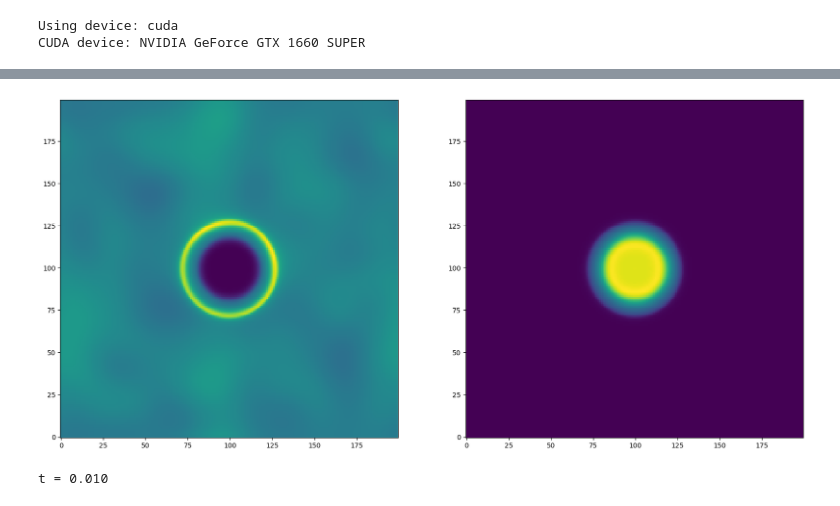
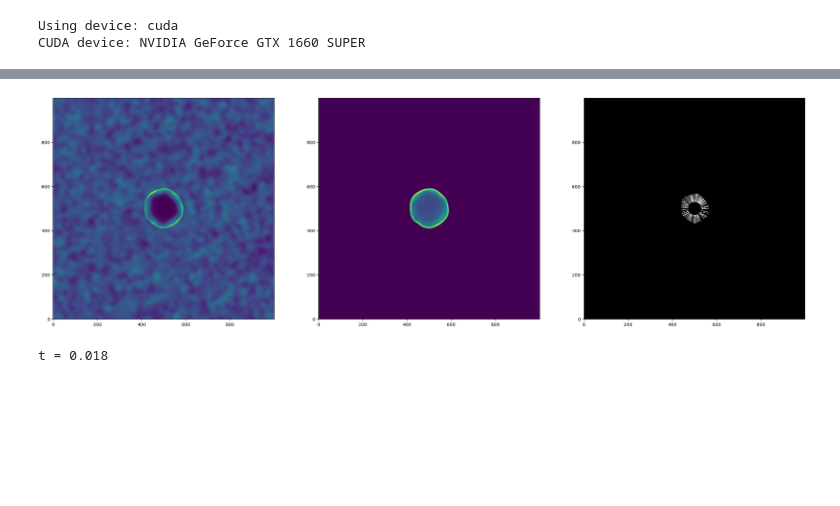
Before and after one commit to teo646/CFD, a Jupyter notebook: simulation/2d.ipynb, the cells around one changed output, grey strips where cells are left out. Saved outputs shown, nothing was run; the diff lists cells and outputs as text; code cells hidden in the pictures; blank space fills up the shorter version.

Commit message:
visualizer for lines on volume amde

```diff
--- a/simulation/2d.ipynb
+++ b/simulation/2d.ipynb
@@ -26,7 +31,7 @@ u0 = (p0 / rho0)**0.5
 
 #Constant parameters
 #z, y, x
-RESOLUTION = 1, 200, 200
+RESOLUTION = 1, 1000, 1000
 
 X_DOMAIN = [0, 1] # 1 m
 Y_DOMAIN = [0, 1] # 1 m
@@ -52,5 +57,5 @@ p_inner = p_inner_phy / p0
 rho_outer = rho_outer_phy / rho0
 p_outer = p_outer_phy / p0
 
-sigma = 0.05
+sigma = 0.01
 # %%
@@ -100,39 +95,37 @@ plt.show()
 # %%
-rho = CELL[0, :, :, 0].detach().cpu().numpy()
-p = CELL[0, :, :, 4].detach().cpu().numpy()
+fig, ax = plt.subplots(1, sim.get_images_num(), figsize=(30, 10))
 
-fig, ax = plt.subplots(1, 2, figsize=(20, 10))
+images = sim.get_images()
 
-im1 = ax[0].imshow(rho, origin='lower', cmap='viridis')
-im2 = ax[1].imshow(p, origin='lower', cmap='viridis')
+canvas = []
+for i in range(sim.get_images_num()):
+    tmp = ax[i].imshow(images[i], origin='lower', cmap='viridis')
+    canvas.append(tmp)
 
 plt.show()
 
 t = T_DOMAIN[0]
 counter = 0
 
 while t < T_DOMAIN[1]:
     counter += 1
-    CELL, dt = sim.update(CELL)
+    dt = sim.update()
     t += dt
 
     #update the center rho, p to maintain the explosion
     #CELL[..., 0] = torch.max(CELL[..., 0], source[..., 0])
-    CELL[..., 4] = torch.max(CELL[..., 4], source[..., 4])
-
-    rho = CELL[0, :, :, 0].detach().cpu().numpy()
-    p = CELL[0, :, :, 4].detach().cpu().numpy()
+    #CELL[..., 4] = torch.max(CELL[..., 4], source[..., 4])
 
     if(counter % 10 == 0):
-        im1.set_data(rho)
-        im1.set_clim(rho.min(), rho.max())
-        im2.set_data(p)
-        im2.set_clim(p.min(), p.max())
+        images = sim.get_images()
+        for i in range(sim.get_images_num()):
+            canvas[i].set_data(images[i])
+            canvas[i].set_clim(images[i].min(), images[i].max())
 
         clear_output(wait=True)
         display(fig)
 
-    print(f"t = {t:.3f}")
+        print(f"t = {t:.3f}")
 # %% [output]
-[figure, old version]
+[figure, new version]
-t = 0.010
+t = 0.018
```
Also changed, not shown: parts of 3 cells of this notebook, 4 other files.
